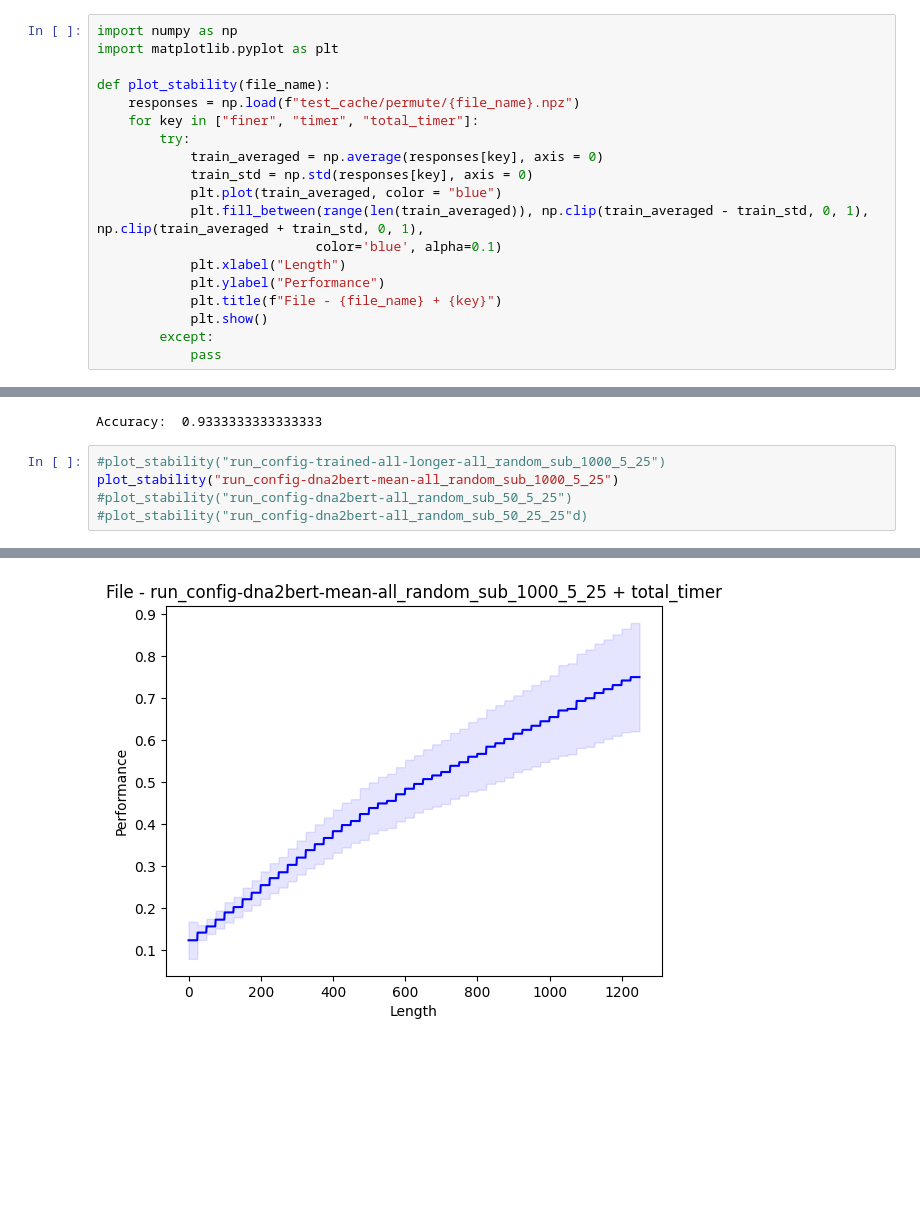
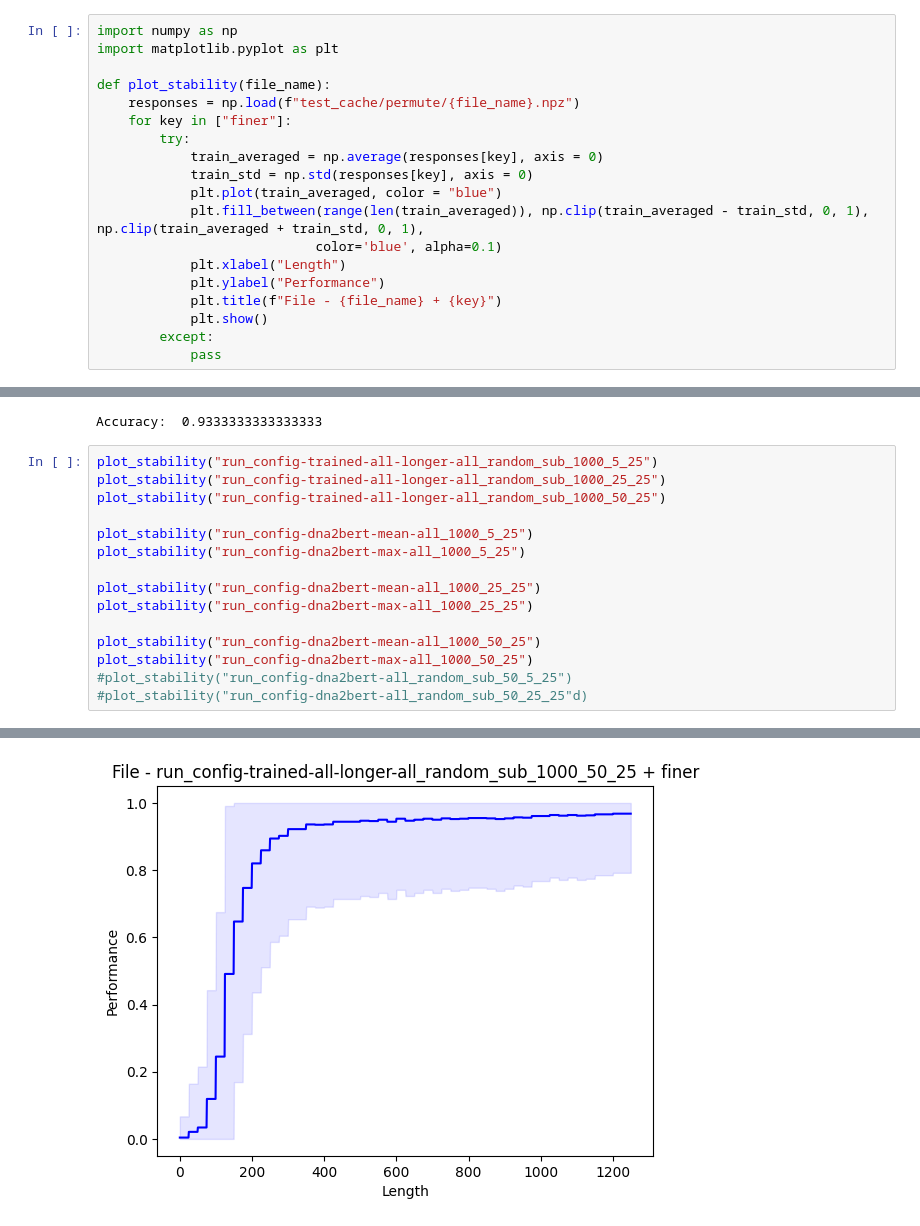
Before and after one commit to KennethEnevoldsen/dna2vec, a Jupyter notebook: evaluate/test_permutes.ipynb, the cells around one changed output, grey strips where cells are left out. Saved outputs shown, nothing was run; the diff lists cells and outputs as text; blank space fills up the shorter version.

```diff
--- a/evaluate/test_permutes.ipynb
+++ b/evaluate/test_permutes.ipynb
@@ -4,7 +4,7 @@ import matplotlib.pyplot as plt
 
 def plot_stability(file_name):
     responses = np.load(f"test_cache/permute/{file_name}.npz")
-    for key in ["finer", "timer", "total_timer"]:
+    for key in ["finer"]:
         try:
             train_averaged = np.average(responses[key], axis = 0)
             train_std = np.std(responses[key], axis = 0)
@@ -23,8 +23,18 @@ print("Accuracy: ", np.sum(responses["finer"][:, 800:1000])/(200*responses["fine
 # %% [output]
 Accuracy:  0.9333333333333333
 # %%
-#plot_stability("run_config-trained-all-longer-all_random_sub_1000_5_25")
-plot_stability("run_config-dna2bert-mean-all_random_sub_1000_5_25")
+plot_stability("run_config-trained-all-longer-all_random_sub_1000_5_25")
+plot_stability("run_config-trained-all-longer-all_random_sub_1000_25_25")
+plot_stability("run_config-trained-all-longer-all_random_sub_1000_50_25")
+
+plot_stability("run_config-dna2bert-mean-all_1000_5_25")
+plot_stability("run_config-dna2bert-max-all_1000_5_25")
+
+plot_stability("run_config-dna2bert-mean-all_1000_25_25")
+plot_stability("run_config-dna2bert-max-all_1000_25_25")
+
+plot_stability("run_config-dna2bert-mean-all_1000_50_25")
+plot_stability("run_config-dna2bert-max-all_1000_50_25")
 #plot_stability("run_config-dna2bert-all_random_sub_50_5_25")
 #plot_stability("run_config-dna2bert-all_random_sub_50_25_25"d)
 # %% [output]
@@ -33 +43 @@ plot_stability("run_config-dna2bert-mean-all_random_sub_1000_5_25")
-[figure, old version]
+[figure, new version]
```
Also changed, not shown: parts of 1 cell of this notebook, 1 other file.
